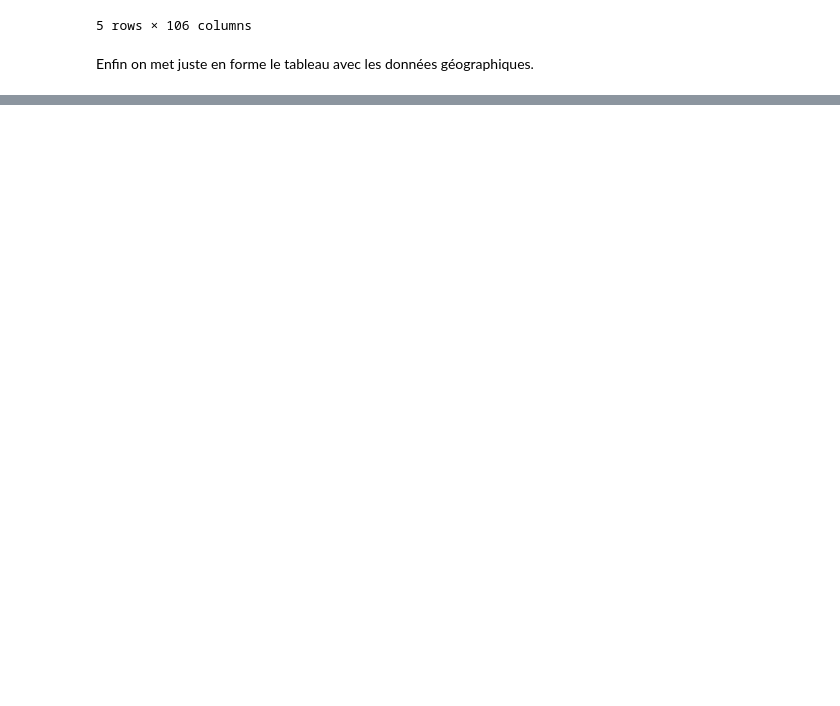
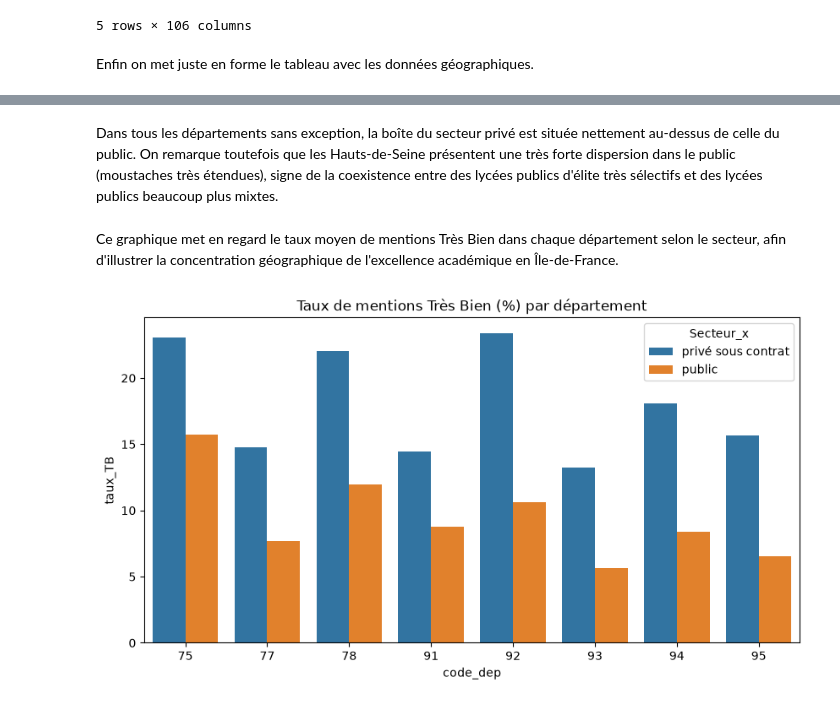
Before and after one commit to AlexisBenameur/projet-python-2AS1, a Jupyter notebook: codes/Notebook.ipynb, the cells around one changed output, grey strips where cells are left out. Drawn from its saved outputs; the diff is of its cells as text; code cells hidden in the pictures; blank space fills up the shorter version.

```diff
--- a/codes/Notebook.ipynb
+++ b/codes/Notebook.ipynb
@@ -163,0 +356,11 @@ df_carte = gpd.GeoDataFrame(df_carte, geometry="geometry")
+# %% [markdown]
+Dans tous les départements sans exception, la boîte du secteur privé est située nettement au-dessus de celle du public. On remarque toutefois que les Hauts-de-Seine présentent une très forte dispersion dans le public (moustaches très étendues), signe de la coexistence entre des lycées publics d'élite très sélectifs et des lycées publics beaucoup plus mixtes.
+# %% [markdown]
+Ce graphique met en regard le taux moyen de mentions Très Bien dans chaque département selon le secteur, afin d'illustrer la concentration géographique de l'excellence académique en Île-de-France.
+# %%
+plt.figure(figsize=(10, 5))
+sns.barplot(data=df_idf, x="code_dep", y="taux_TB", hue="Secteur_x", errorbar=None)
+plt.title("Taux de mentions Très Bien (%) par département")
+plt.show()
+# %% [output]
+[figure, added]
```
Also changed, not shown: parts of 47 cells of this notebook.
